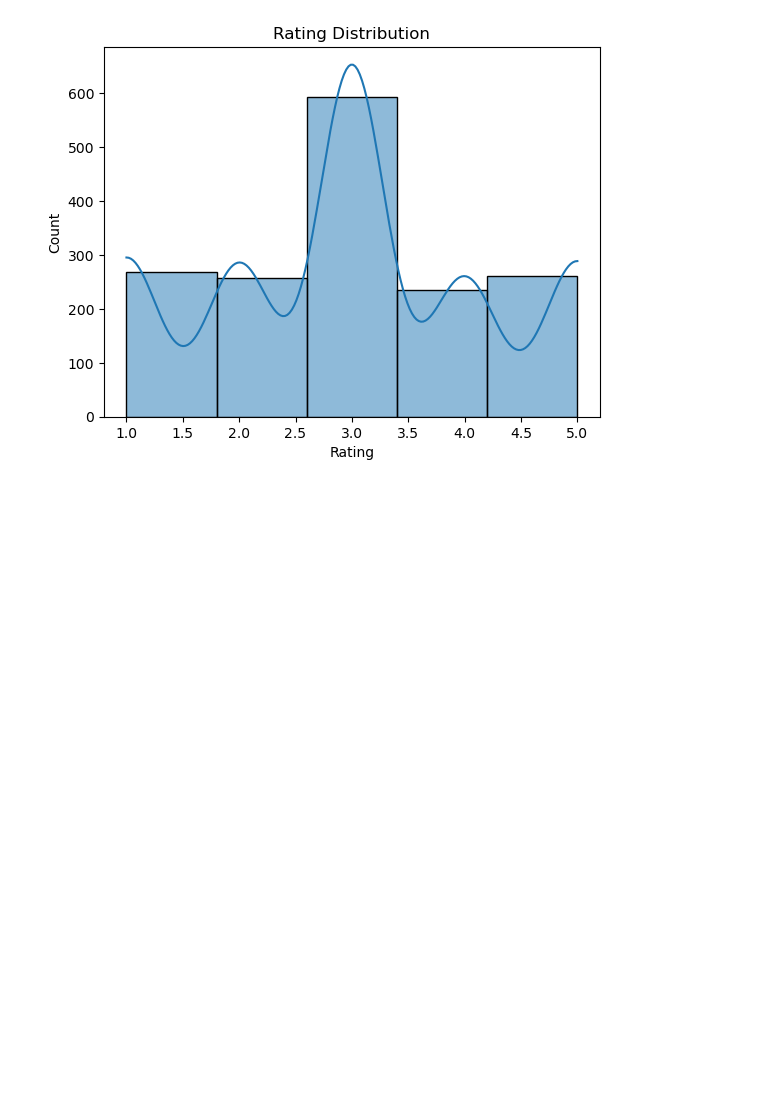
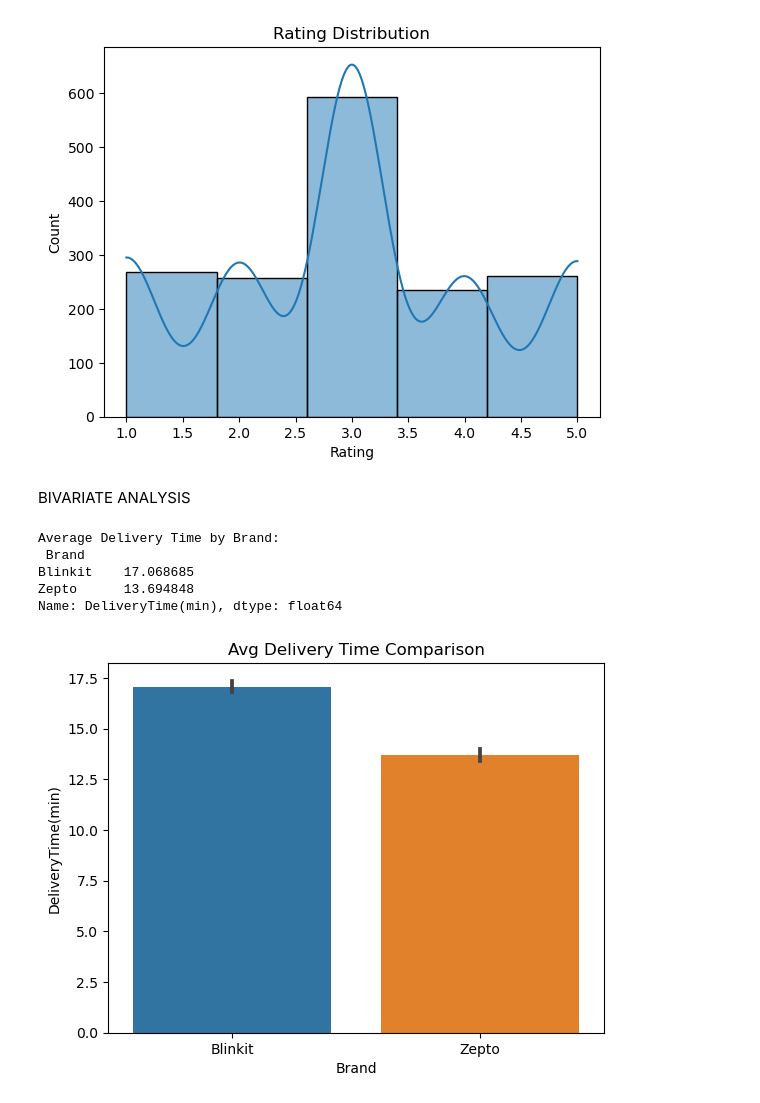
Before and after one commit to palak-verma-0309/Zepto_blinkit-data-analysis, a Jupyter notebook: analysis.ipynb, the cells around one changed output. Saved outputs shown, nothing was run; the diff lists cells and outputs as text; code cells hidden in the pictures; blank space fills up the shorter version.

Commit message:
BIVARIATE ANALYSIS

```diff
--- a/analysis.ipynb
+++ b/analysis.ipynb
@@ -191,3 +191,19 @@ plt.title("Rating Distribution")
 plt.show()
 # %% [output]
 [figure]
+# %% [markdown]
+BIVARIATE ANALYSIS
+# %%
+brand_delivery = df.groupby("Brand")["DeliveryTime(min)"].mean()
+print("\nAverage Delivery Time by Brand:\n", brand_delivery)
+
+sns.barplot(data=df, x="Brand", y="DeliveryTime(min)")
+plt.title("Avg Delivery Time Comparison")
+plt.show()
+# %% [output]
+Average Delivery Time by Brand:
+ Brand
+Blinkit    17.068685
+Zepto      13.694848
+Name: DeliveryTime(min), dtype: float64
+[figure, added]
```
Also changed, not shown: parts of 5 cells of this notebook.
